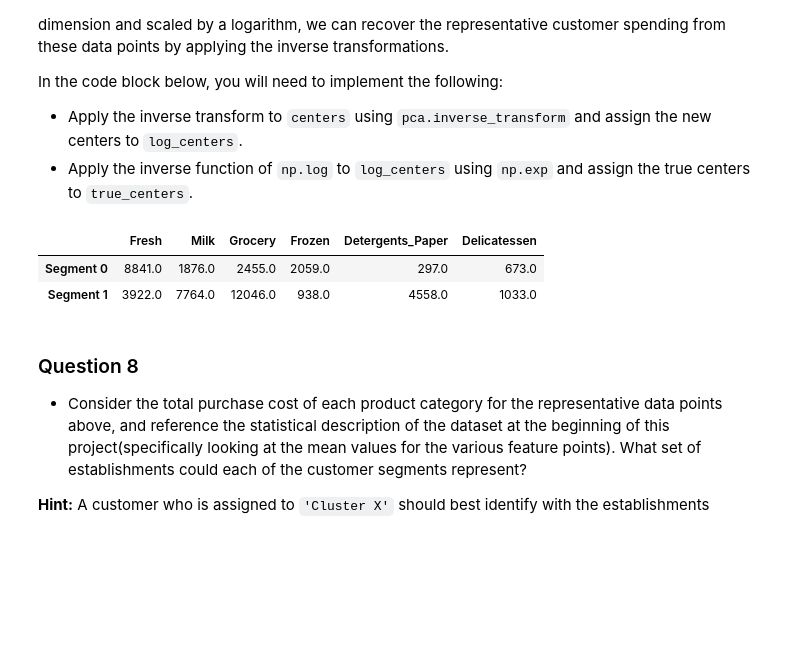
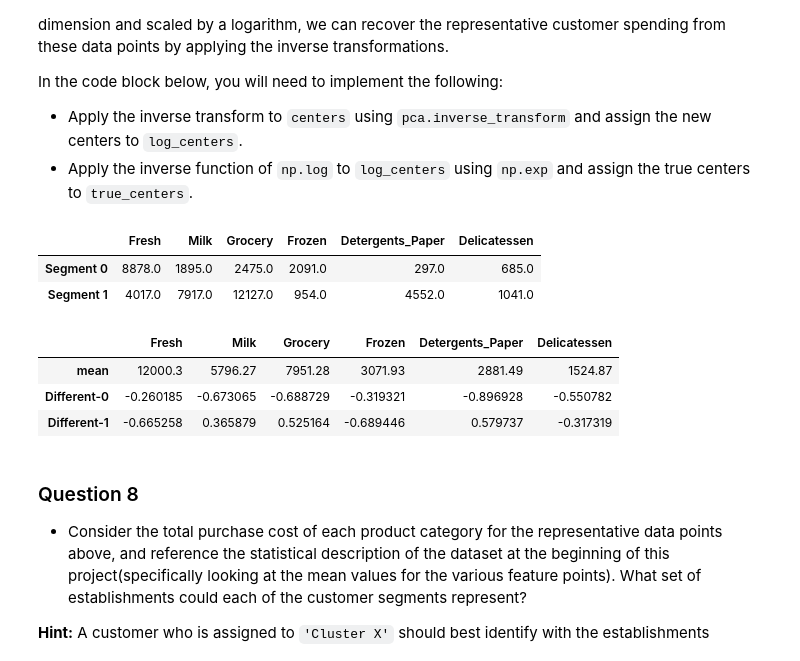
Before and after one commit to thomas-choi/customer_segments, a Jupyter notebook: customer_segments.ipynb, the cells around one changed output. Drawn from its saved outputs; the diff is of its cells as text; code cells hidden in the pictures; blank space fills up the shorter version.

```diff
--- a/customer_segments.ipynb
+++ b/customer_segments.ipynb
@@ -266,6 +289,12 @@ In the code block below, you will need to implement the following:
 Once you have performed this implementation, the dataset will be stored in the variable `good_data`.
 # %%
 # For each feature find the data points with extreme high or low values
+from collections import Counter
+
+cnt = Counter()
+dupcnt = Counter()
+stepRate = 1.5
+
 for feature in log_data.keys():
 
     # TODO: Calculate Q1 (25th percentile of the data) for the given feature
@@ -275,15 +304,29 @@ for feature in log_data.keys():
     Q3 = np.percentile(log_data[feature], 75)
 
     # TODO: Use the interquartile range to calculate an outlier step (1.5 times the interquartile range)
-    step = (Q3-Q1) * 1.5
+    step = (Q3-Q1) * stepRate
 
     # Display the outliers
     print "Data points considered outliers for the feature '{}' outside of {} - {}:".format(feature, Q1-step, Q3+step)
+    cnt.update(log_data[~((log_data[feature] >= Q1 - step) & (log_data[feature] <= Q3 + step))].index)
     display(log_data[~((log_data[feature] >= Q1 - step) & (log_data[feature] <= Q3 + step))].index)
     display(log_data[~((log_data[feature] >= Q1 - step) & (log_data[feature] <= Q3 + step))])
 
+for k,v in cnt.items():
+    if v > 1:
+        dupcnt.update({k:v})
+
+print " Step Rate to find IQR : {}".format(stepRate)
+print " Outliers combined from all features : {}".format(cnt)
+print " Outliers in more than one features : {}".format(dupcnt)
+
 # OPTIONAL: Select the indices for data points you wish to remove
-outliers  = [75,66,65,154,128,86,325,183]
+if stepRate > 1.5:
+    outliers = list(cnt)
+else:
+    outliers  = list(dupcnt)
+
+print " Final Outliers : {}".format(outliers)
 
 # Remove the outliers, if any were specified
 good_data = log_data.drop(log_data.index[outliers]).reset_index(drop = True)
@@ -537,5 +635,7 @@ silhouette score : 0.338814963171 with GaussianMixture 7 clusters
 # %%
 print "**  Final selection with best score **"
-centers, preds, sample_preds = check_ClusterModel(KMeans(), 2, 3, reduced_data, pca_samples)
+cvchoice = ['tied']
+centers, preds, sample_preds = check_ClusterModel(KMeans(), 2, 3, reduced_data, pca_samples, 'euclidean')
+# centers, preds, sample_preds = check_GMMbyBIC(2, 3, reduced_data, pca_samples, cvchoice, True)
 # %% [output]
 **  Final selection with best score **
@@ -568,19 +668,30 @@ In the code block below, you will need to implement the following:
 # %%
 # TODO: Inverse transform the centers
 log_centers = pca.inverse_transform(centers)
 
 # TODO: Exponentiate the centers
 true_centers = np.exp(log_centers)
 
 # Display the true centers
 segments = ['Segment {}'.format(i) for i in range(0,len(centers))]
 true_centers = pd.DataFrame(np.round(true_centers), columns = data.keys())
 true_centers.index = segments
 display(true_centers)
+
+cendiff = pd.DataFrame(columns = data.keys())
+cendiff.at['mean'] = data.mean()
+for i in range(0,len(true_centers)):
+    na = 'Different-'+str(i)
+    cendiff.at[na] = (true_centers.iloc[i]- data.mean())/data.mean()
+display(cendiff)
 # %% [output]
 |  | Fresh | Milk | Grocery | Frozen | Detergents_Paper | Delicatessen |
-| Segment 0 | 8841.0 | 1876.0 | 2455.0 | 2059.0 | 297.0 | 673.0 |
-| Segment 1 | 3922.0 | 7764.0 | 12046.0 | 938.0 | 4558.0 | 1033.0 |
+| Segment 0 | 8878.0 | 1895.0 | 2475.0 | 2091.0 | 297.0 | 685.0 |
+| Segment 1 | 4017.0 | 7917.0 | 12127.0 | 954.0 | 4552.0 | 1041.0 |
+|  | Fresh | Milk | Grocery | Frozen | Detergents_Paper | Delicatessen |
+| mean | 12000.3 | 5796.27 | 7951.28 | 3071.93 | 2881.49 | 1524.87 |
+| Different-0 | -0.260185 | -0.673065 | -0.688729 | -0.319321 | -0.896928 | -0.550782 |
+| Different-1 | -0.665258 | 0.365879 | 0.525164 | -0.689446 | 0.579737 | -0.317319 |
 # %% [markdown]
 ### Question 8
 
```
Also changed, not shown: parts of 24 cells of this notebook, 1 other file.
